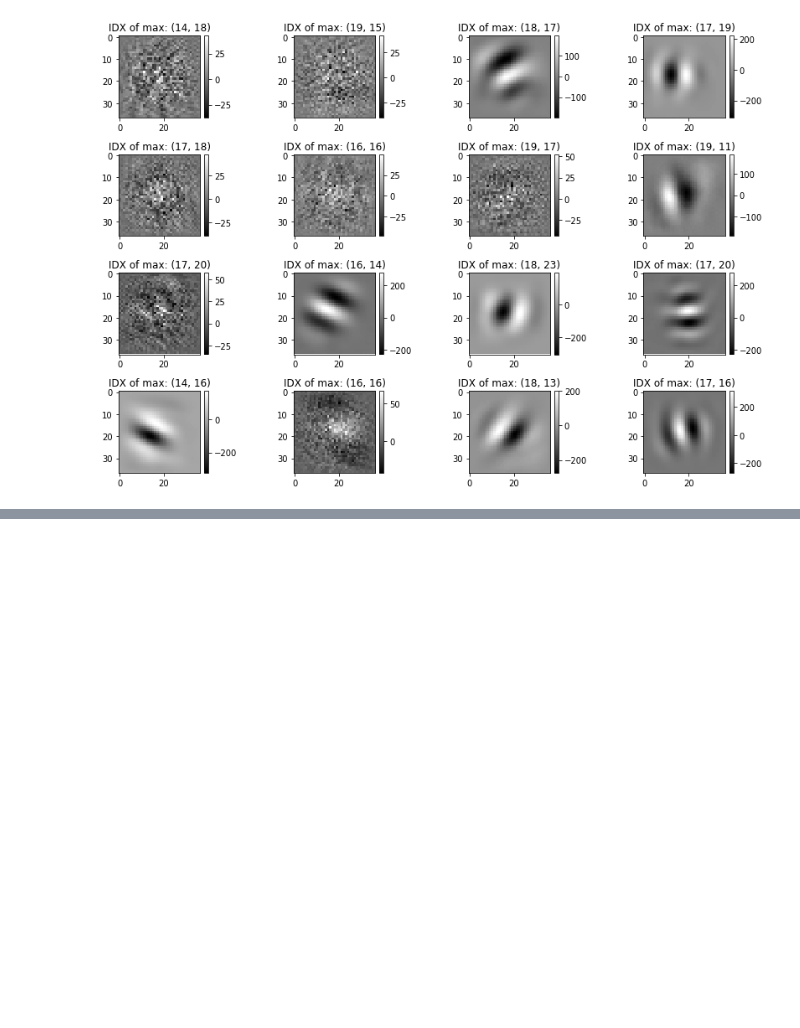
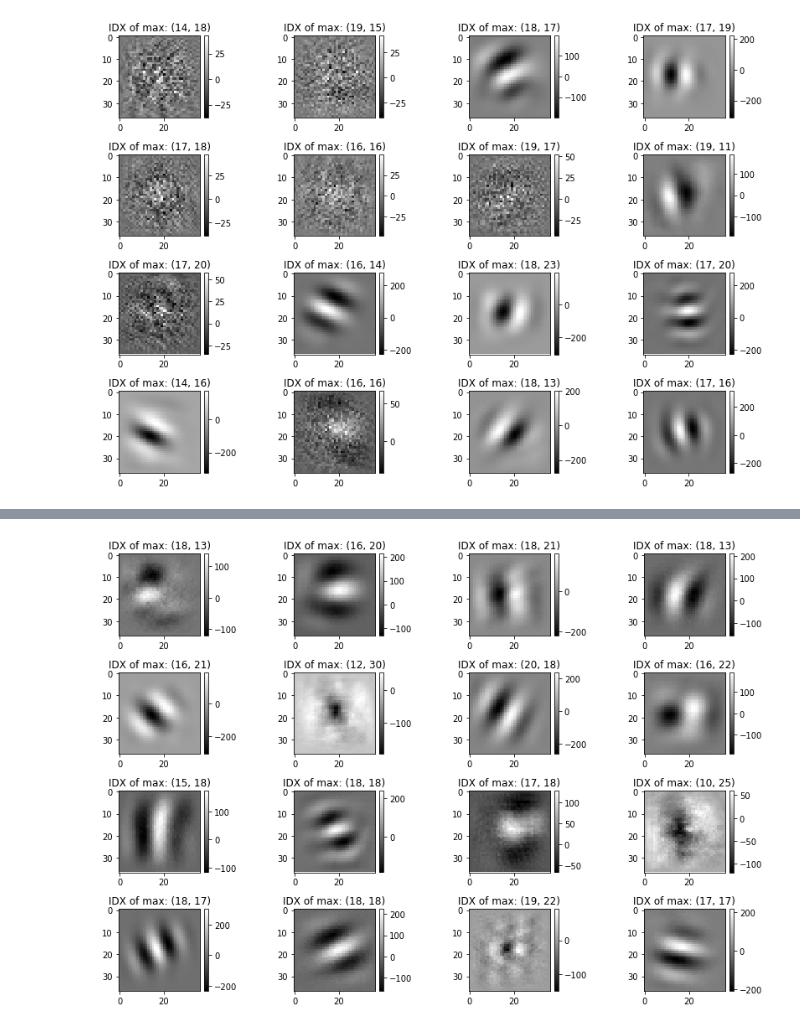
Before and after one commit to nathankong/3d_obj_recog, a Jupyter notebook: notebooks/GenerateCrossCorrelation.ipynb, the cells around one changed output, grey strips where cells are left out. Cells and saved outputs as stored; diff of their text form; code cells hidden in the pictures; blank space fills up the shorter version.

```diff
--- a/notebooks/GenerateCrossCorrelation.ipynb
+++ b/notebooks/GenerateCrossCorrelation.ipynb
@@ -151,0 +160,5 @@ plot_xcorrs(xcorrs, 4, 4)
+# %%
+xcorrs = compute_cross_correlation(weights)
+plot_xcorrs(xcorrs, 4, 4)
+# %% [output]
+[figure, added]
```
Also changed, not shown: parts of 3 cells of this notebook, 5 other files.
